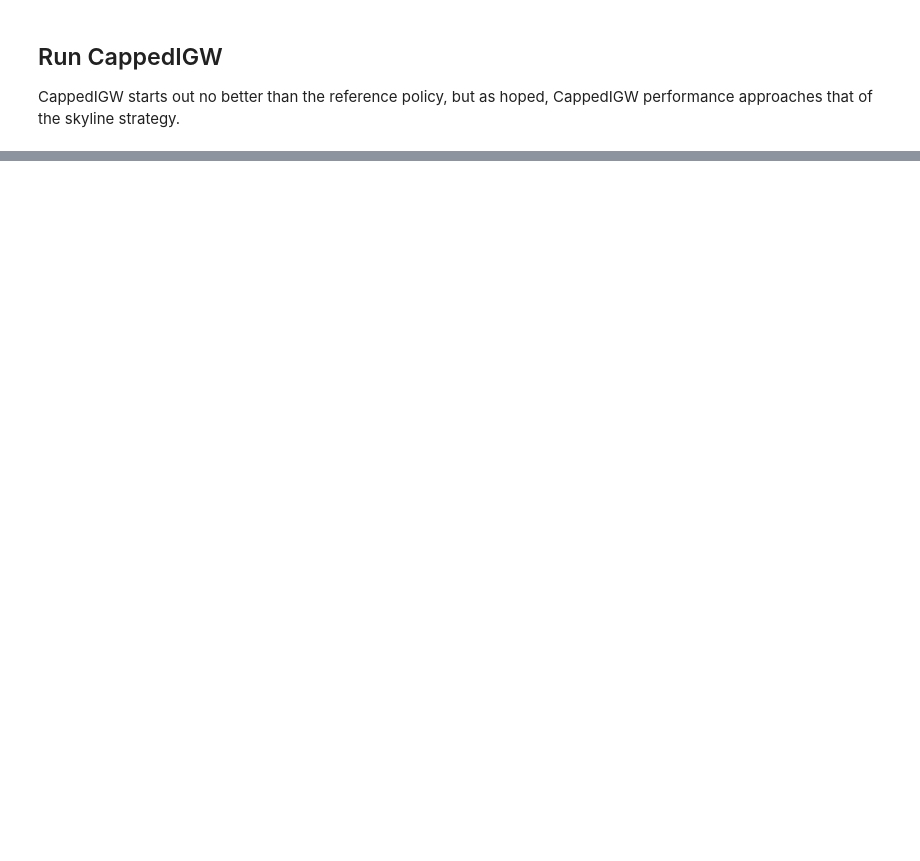
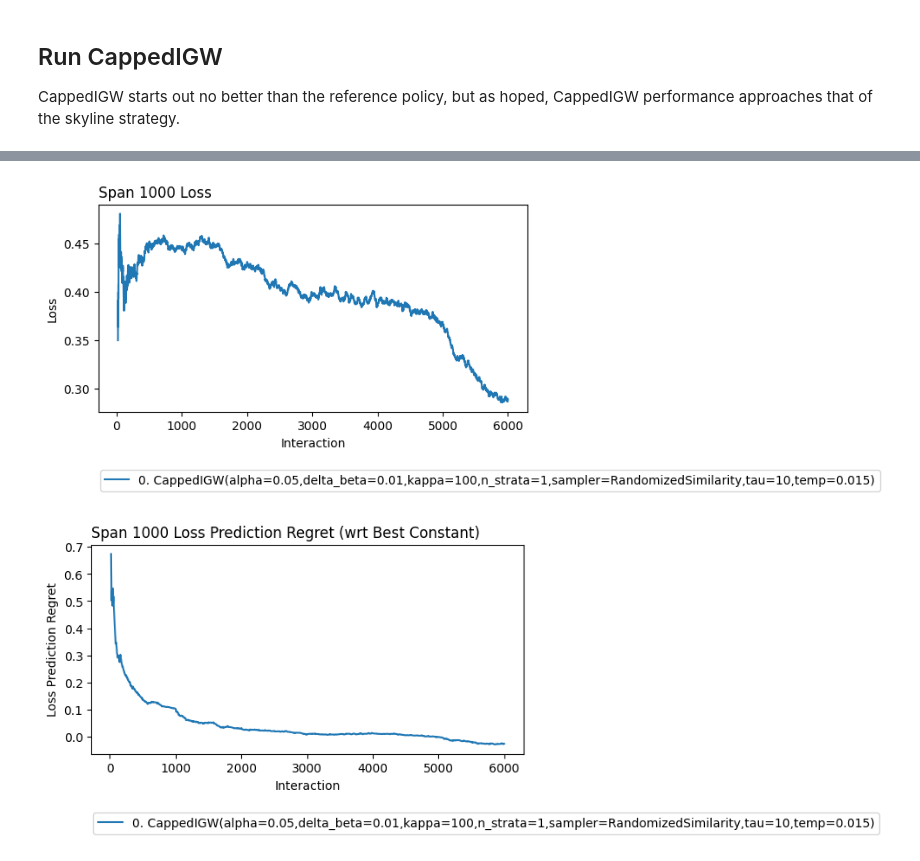
Before and after one commit to mrucker/onoff_experiments, a Jupyter notebook: demo/demo-example-selector.ipynb, the cells around one changed output, grey strips where cells are left out. Cells and saved outputs as stored; diff of their text form; code cells hidden in the pictures; blank space fills up the shorter version.

Commit message:
LLM based loss predictor

```diff
--- a/demo/demo-example-selector.ipynb
+++ b/demo/demo-example-selector.ipynb
@@ -25,8 +25,8 @@ Note: you may need to restart the kernel to use updated packages.
 # %%
 import torch
 
-device='cpu'
-# device='cuda'
+#device='cpu'
+device='cuda'
 
 torch.set_default_device(device)
 if device == 'cpu':
@@ -166,0 +126,29 @@ result.where(learner_id=len(lrn)-1).plot_learners(y='loss_prediction_regret',xli
+# %%
+import coba
+import numpy
+import parameterfree
+from CappedIGW import CappedIGW
+from LetCatEnvironment import LetCatEnvironment
+from LossPredictors import LetCatLossPredictor
+from Strategies import RandomizedSimilarity
+
+gamma_tzero = 1e-6
+batch_size = 4
+n_batches = 1_500
+
+torch.manual_seed(2112)
+numpy.random.seed(45)
+
+rs_015_30 = RandomizedSimilarity(embedder, examples, ex_embeddings, batch_size=30, temperature=.015, set_size=3)
+
+fhat = LetCatLossPredictor(device)
+
+env = coba.Environments(letcat).take(n_batches*batch_size).batch(batch_size)
+lrn = [
+    CappedIGW(mu=rs_015_30, fhat=fhat, gamma_sched=lambda t: (1 + t/gamma_tzero)**(0.5))
+]
+
+result = coba.Experiment(env,lrn).run(processes=1)
+result.plot_learners(xlim=(20,None), span=1_000, title='Span 1000 Loss', ylabel='Loss')
+result.where(learner_id=len(lrn)-1).plot_learners(y='loss_prediction_regret',xlim=(20,None), span=1_000, title="Span 1000 Loss Prediction Regret (wrt Best Constant)", ylabel="Loss Prediction Regret")
+# %% [output]
@@ -166,0 +163,2 @@ result.where(learner_id=len(lrn)-1).plot_learners(y='loss_prediction_regret',xli
+[figure, added]
+[figure, added]
```
Also changed, not shown: parts of 6 cells of this notebook, 2 other files.
